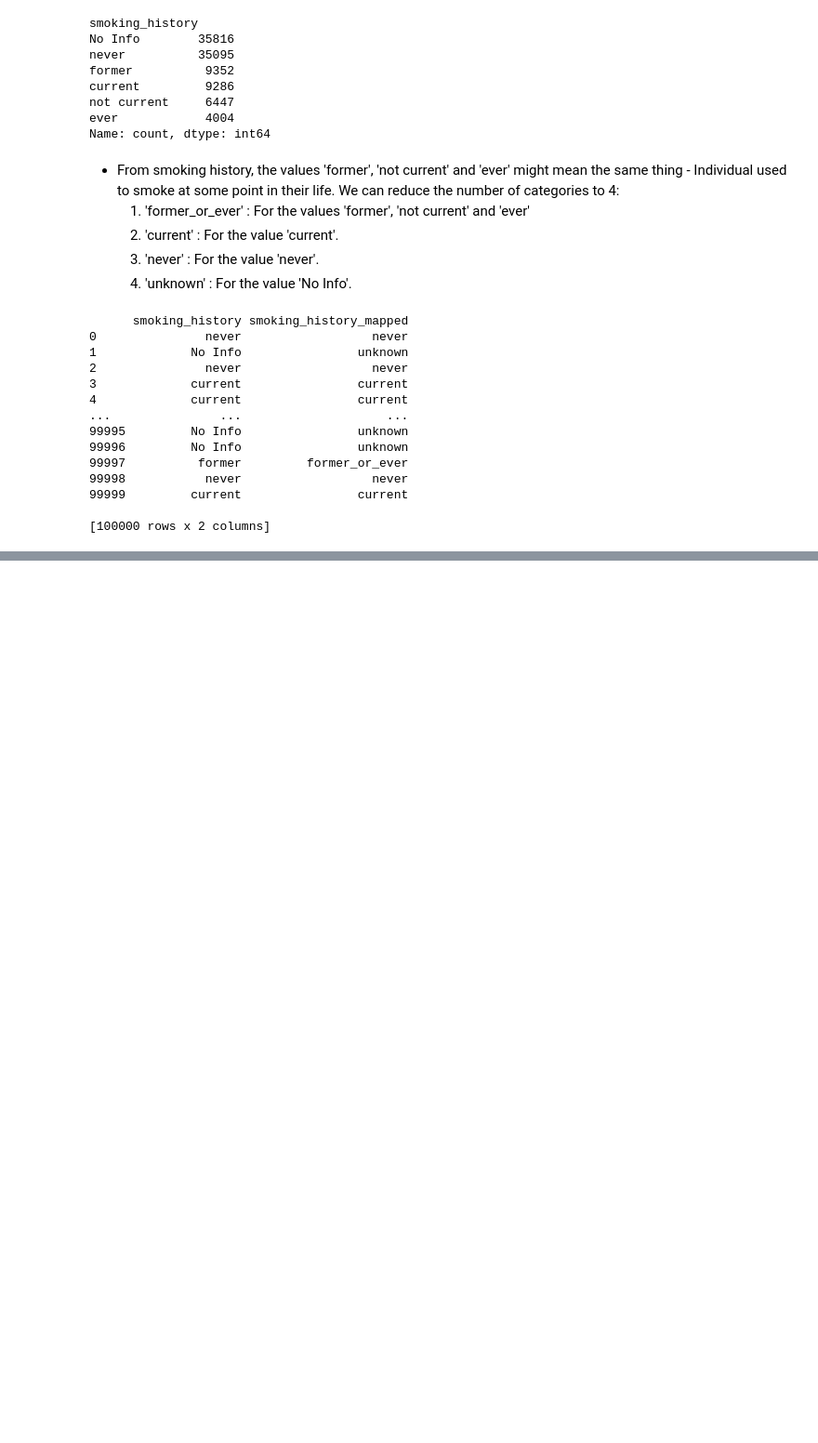
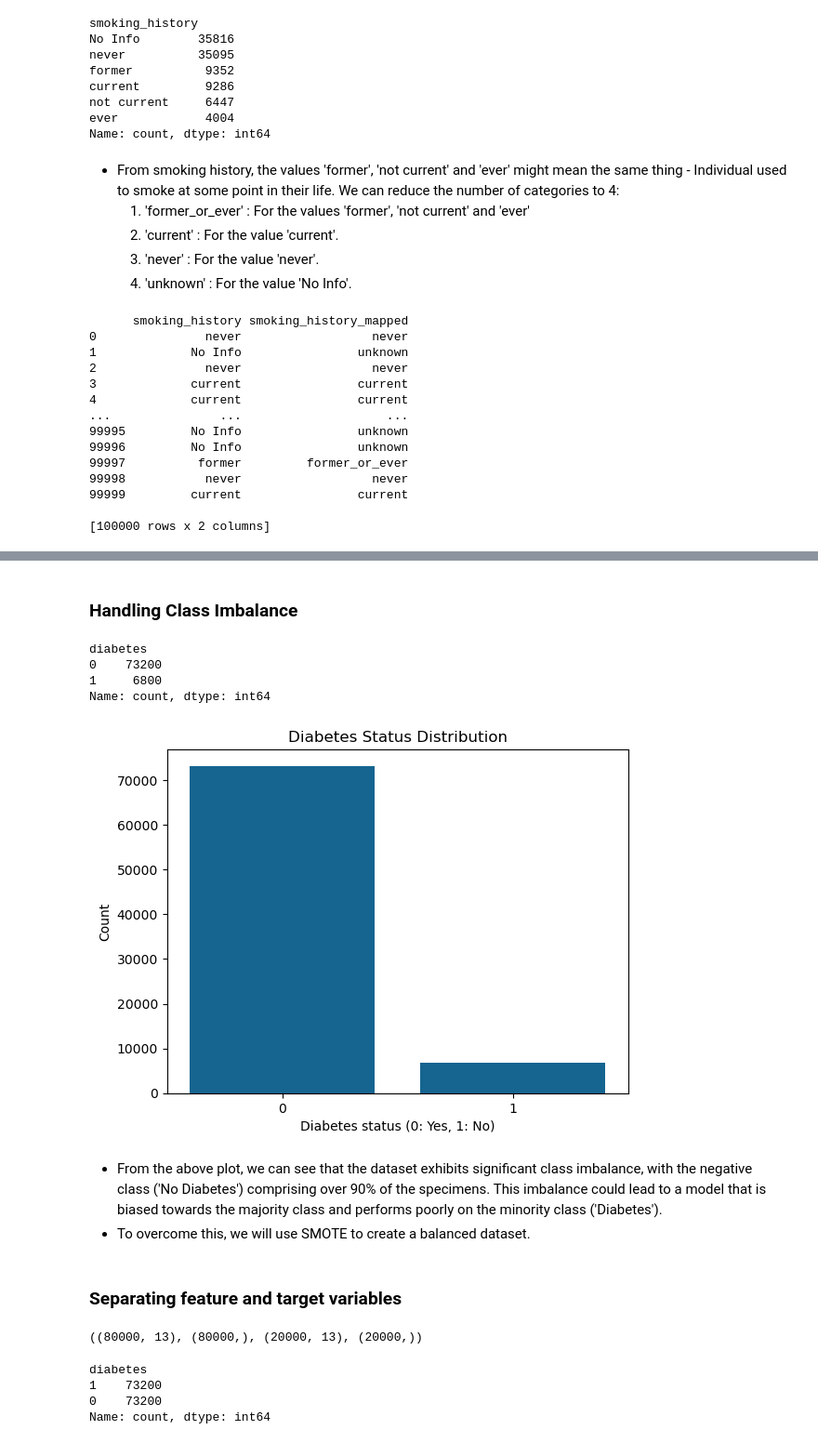
Before and after one commit to im-AnirudhBetrabet/Diabetes-Prediction, a Jupyter notebook: Diabetes-Classification.ipynb, the cells around one changed output, grey strips where cells are left out. Shown at 93% size. Drawn from its saved outputs; the diff is of its cells as text; code cells hidden in the pictures; blank space fills up the shorter version.

```diff
--- a/Diabetes-Classification.ipynb
+++ b/Diabetes-Classification.ipynb
@@ -257,0 +278,39 @@ df.to_csv('./content/Diabetes-Classification-cleaned.csv', index=False)
+# %%
+from sklearn.model_selection import StratifiedShuffleSplit
+
+sampler = StratifiedShuffleSplit(n_splits=1, test_size=0.2, random_state=42)
+
+for train_index, test_index in sampler.split(df, df['diabetes']):
+    training_set = df.loc[train_index]
+    testing_set  = df.loc[test_index]
+# %% [markdown]
+### Handling Class Imbalance
+# %%
+diabetes_data_count = training_set['diabetes'].value_counts()
+diabetes_data_count
+# %% [output]
+diabetes
+0    73200
+1     6800
+Name: count, dtype: int64
+# %%
+sns.barplot(x=diabetes_data_count.index.values, y=diabetes_data_count.values)
+plt.xlabel("Diabetes status (0: Yes, 1: No)")
+plt.ylabel("Count")
+plt.title("Diabetes Status Distribution")
+plt.show()
+# %% [output]
+[figure, added]
+# %% [markdown]
+- From the above plot, we can see that the dataset exhibits significant class imbalance, with the negative class ('No Diabetes') comprising over 90% of the specimens. This imbalance could lead to a model that is biased towards the majority class and performs poorly on the minority class ('Diabetes').
+- To overcome this, we will use SMOTE to create a balanced dataset.
+# %% [markdown]
+### Separating feature and target variables
+# %%
+X_train = training_set.drop(columns=['diabetes'], axis=1)
+y_train = training_set['diabetes']
+X_test  = testing_set.drop(columns=['diabetes'], axis=1)
+y_test  = testing_set['diabetes']
+X_train.shape, y_train.shape, X_test.shape, y_test.shape
+# %% [output]
+((80000, 13), (80000,), (20000, 13), (20000,))
@@ -257,0 +322,7 @@ df.to_csv('./content/Diabetes-Classification-cleaned.csv', index=False)
+# %%
+y_train.value_counts()
+# %% [output]
+diabetes
+1    73200
+0    73200
+Name: count, dtype: int64
```
Also changed, not shown: parts of 31 cells of this notebook, 2 other files.
